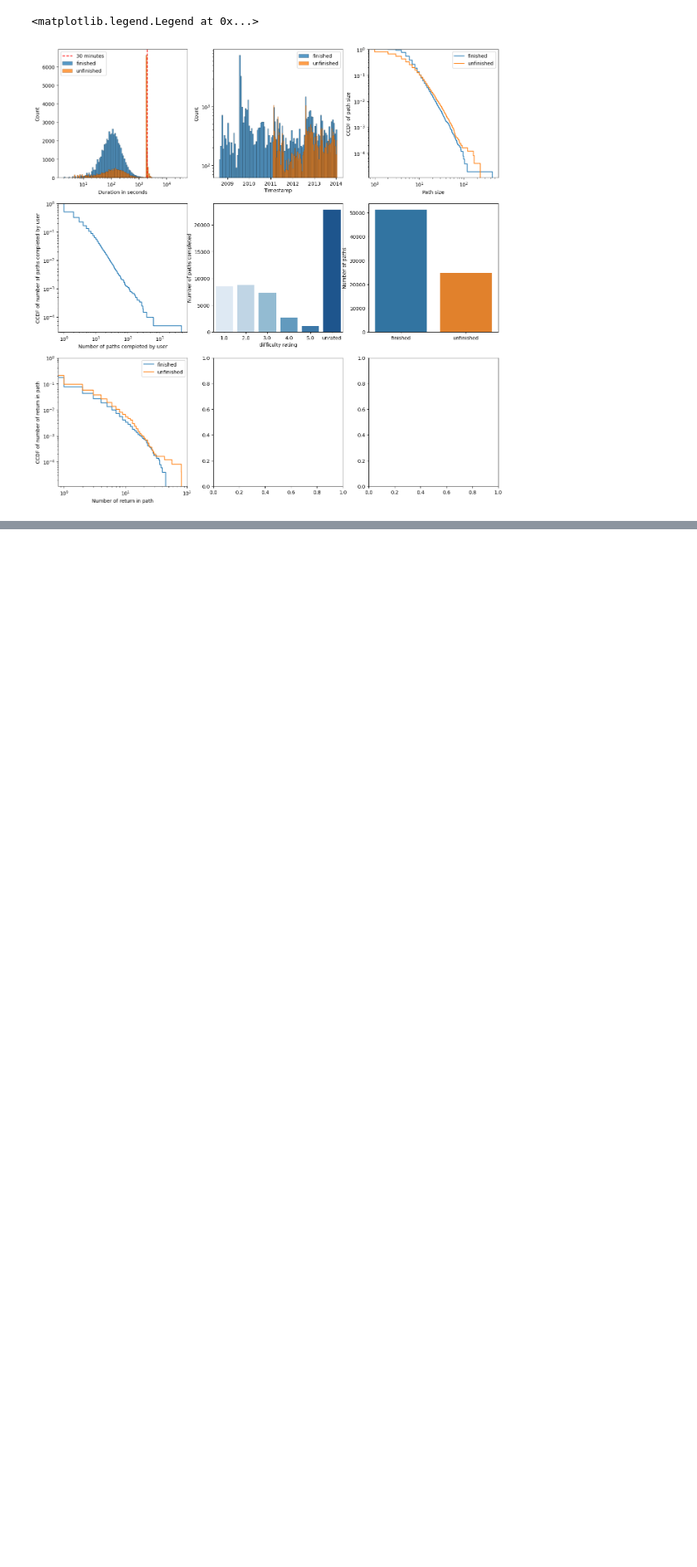
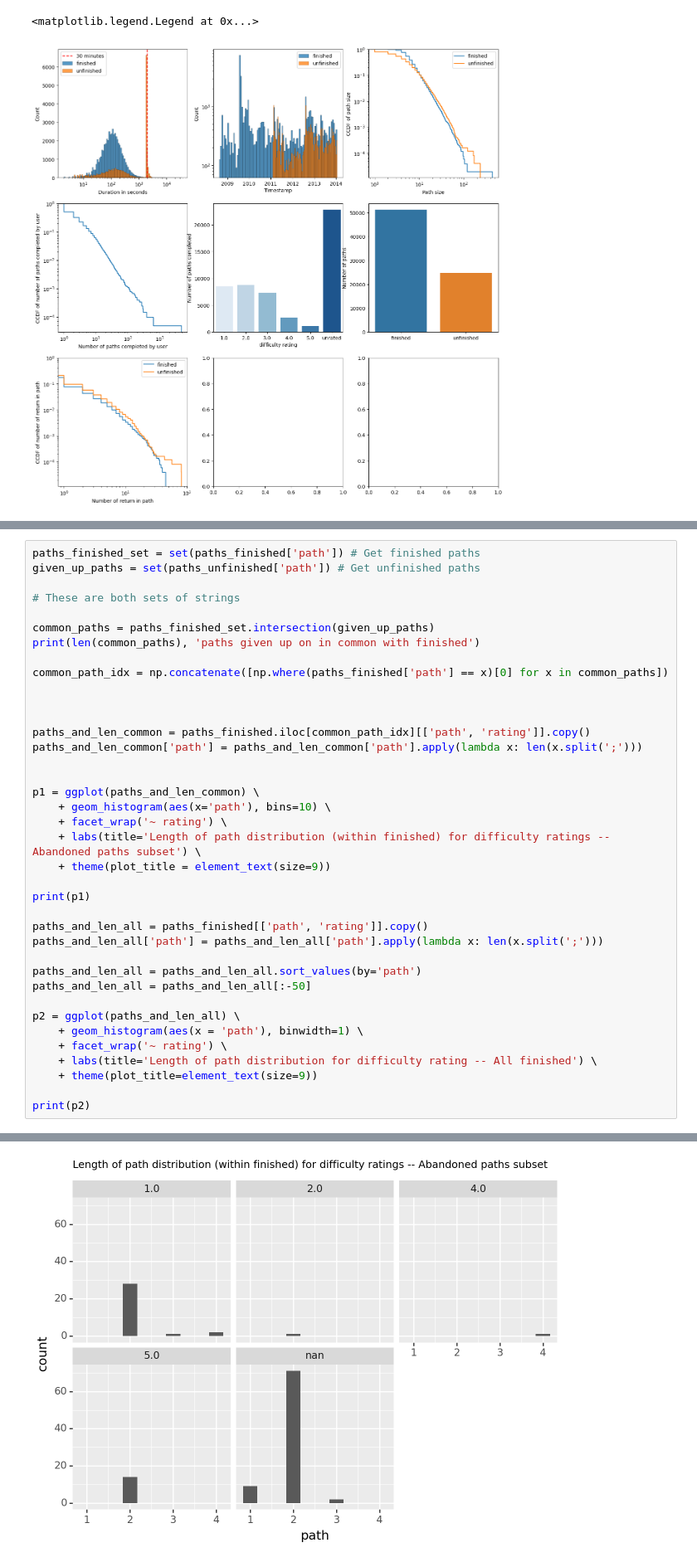
Before and after one commit to epfl-ada/ada-2023-project-adamants, a Jupyter notebook: visualizations.ipynb, the cells around one changed output, grey strips where cells are left out. Shown: that part at 83% size. Drawn from its saved outputs; the diff is of its cells as text; blank space fills up the shorter version.

Commit message:
Add visualisations of ideas for metrics

```diff
--- a/visualizations.ipynb
+++ b/visualizations.ipynb
@@ -81,0 +90,39 @@ axs[2,0].legend()
+# %%
+paths_finished_set = set(paths_finished['path']) # Get finished paths
+given_up_paths = set(paths_unfinished['path']) # Get unfinished paths
+
+# These are both sets of strings
+
+common_paths = paths_finished_set.intersection(given_up_paths)
+print(len(common_paths), 'paths given up on in common with finished')
+
+common_path_idx = np.concatenate([np.where(paths_finished['path'] == x)[0] for x in common_paths])
+
+
+
+paths_and_len_common = paths_finished.iloc[common_path_idx][['path', 'rating']].copy()
+paths_and_len_common['path'] = paths_and_len_common['path'].apply(lambda x: len(x.split(';')))
+
+
+p1 = ggplot(paths_and_len_common) \
+	+ geom_histogram(aes(x='path'), bins=10) \
+	+ facet_wrap('~ rating') \
+	+ labs(title='Length of path distribution (within finished) for difficulty ratings -- Abandoned paths subset') \
+	+ theme(plot_title = element_text(size=9))
+
+print(p1)
+
+paths_and_len_all = paths_finished[['path', 'rating']].copy()
+paths_and_len_all['path'] = paths_and_len_all['path'].apply(lambda x: len(x.split(';')))
+
+paths_and_len_all = paths_and_len_all.sort_values(by='path')
+paths_and_len_all = paths_and_len_all[:-50]
+
+p2 = ggplot(paths_and_len_all) \
+	+ geom_histogram(aes(x = 'path'), binwidth=1) \
+	+ facet_wrap('~ rating') \
+	+ labs(title='Length of path distribution for difficulty rating -- All finished') \
+	+ theme(plot_title=element_text(size=9))
+
+print(p2)
+# %% [output]
@@ -81,0 +130 @@ axs[2,0].legend()
+[figure, added]
```
Also changed, not shown: parts of 9 cells of this notebook.
